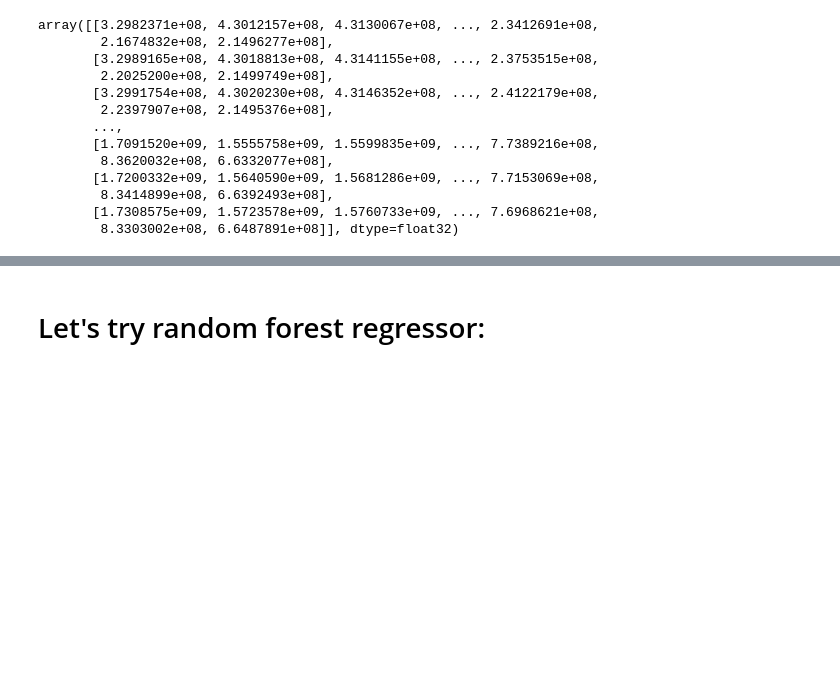
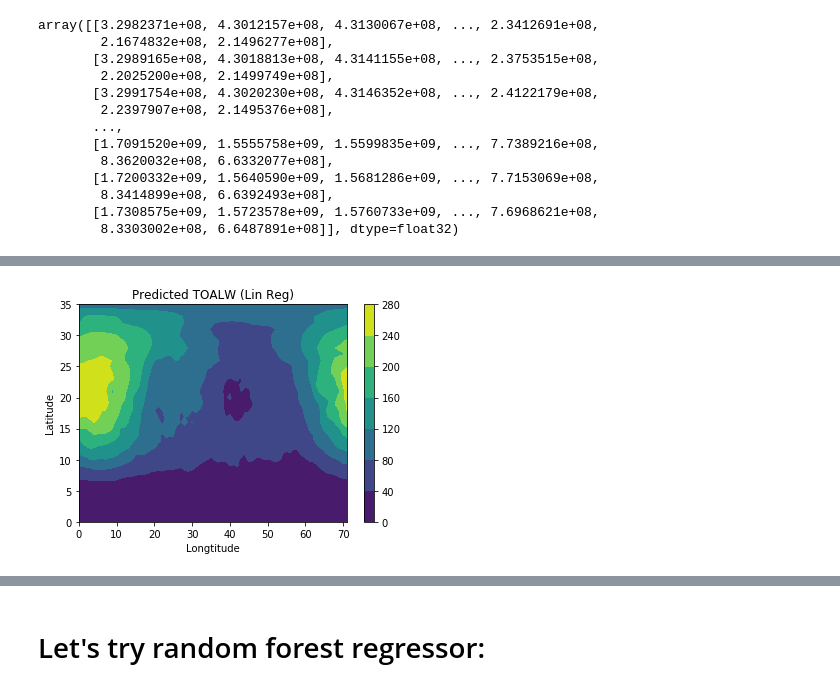
Before and after one commit to aremorov/mars_atmosphere_ML, a Jupyter notebook: ML3.2.ipynb, the cells around one changed output, grey strips where cells are left out. Saved outputs shown, nothing was run; the diff lists cells and outputs as text; code cells hidden in the pictures; blank space fills up the shorter version.

```diff
--- a/ML3.2.ipynb
+++ b/ML3.2.ipynb
@@ -141,0 +154,9 @@ array([[3.2982371e+08, 4.3012157e+08, 4.3130067e+08, ..., 2.3412691e+08,
+# %%
+plt.contourf(pred_out)
+plt.colorbar()
+plt.title("Predicted TOALW (Lin Reg)")
+plt.xlabel("Longtitude")
+plt.ylabel("Latitude")
+plt.show()
+# %% [output]
+[figure, added]
```
Also changed, not shown: parts of 13 cells of this notebook.
